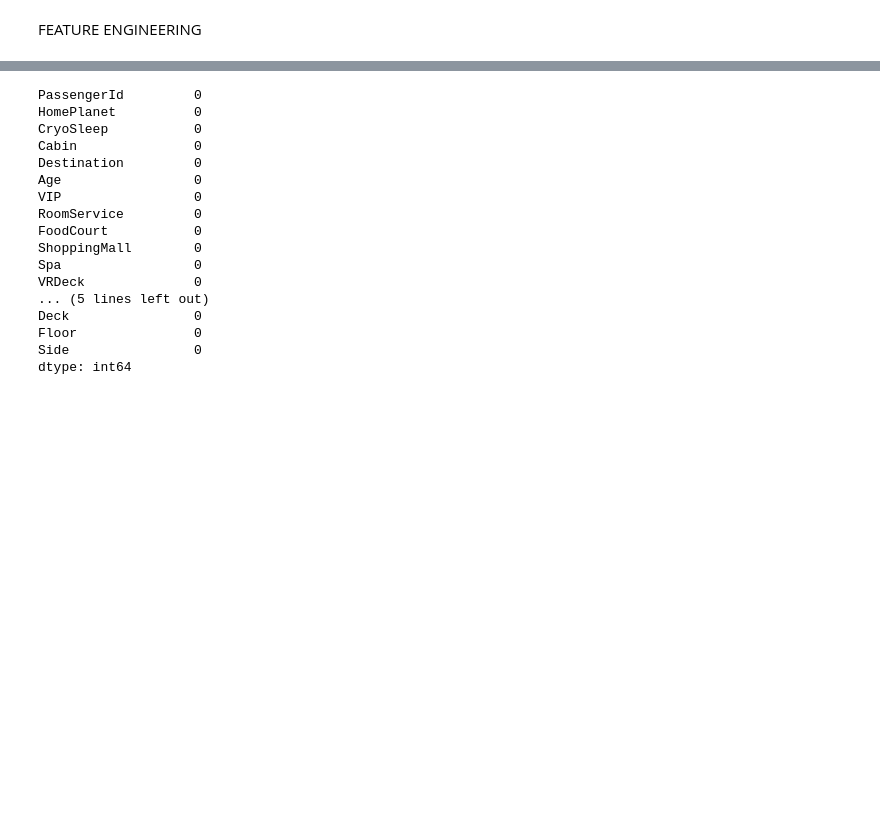
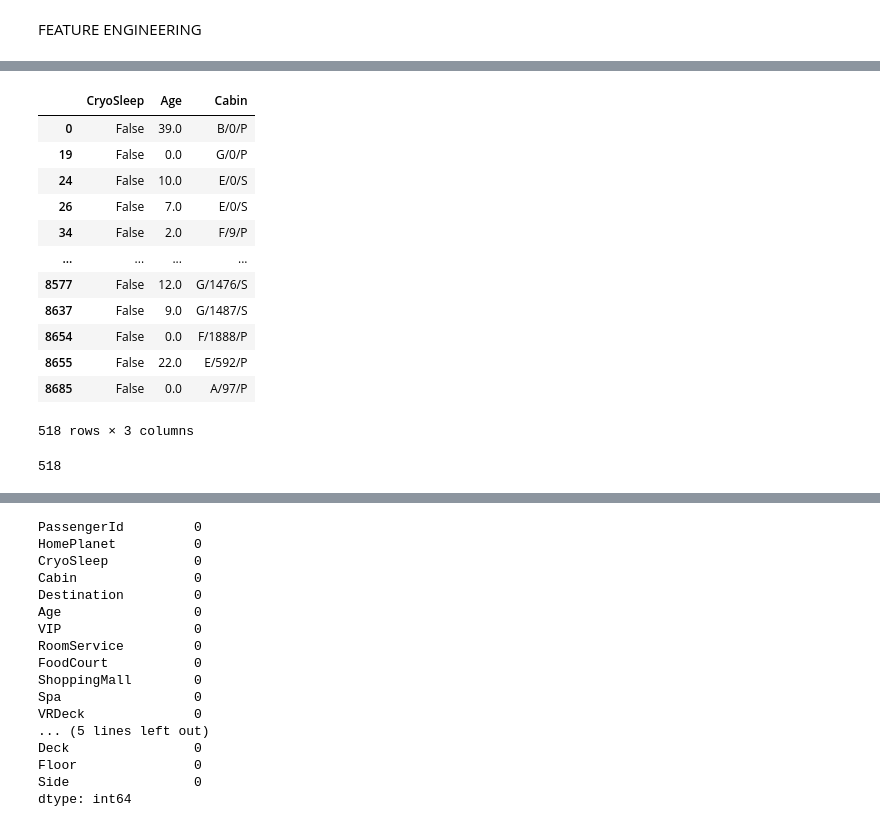
Before and after one commit to RMDS-GroupProject/spaceship_titanic, a Jupyter notebook: test.ipynb, the cells around one changed output, grey strips where cells are left out. Saved outputs shown, nothing was run; the diff lists cells and outputs as text; code cells hidden in the pictures; blank space fills up the shorter version.

```diff
--- a/test.ipynb
+++ b/test.ipynb
@@ -288,0 +298,20 @@ FEATURE ENGINEERING
+# %%
+data[(data['TotalExpenditure'] == 0) & (data['CryoSleep'] == False) ][['CryoSleep','Age', "Cabin"]]
+# %% [output]
+|  | CryoSleep | Age | Cabin |
+| 0 | False | 39.0 | B/0/P |
+| 19 | False | 0.0 | G/0/P |
+| 24 | False | 10.0 | E/0/S |
+| 26 | False | 7.0 | E/0/S |
+| 34 | False | 2.0 | F/9/P |
+| ... | ... | ... | ... |
+| 8577 | False | 12.0 | G/1476/S |
+| 8637 | False | 9.0 | G/1487/S |
+| 8654 | False | 0.0 | F/1888/P |
+| 8655 | False | 22.0 | E/592/P |
+| 8685 | False | 0.0 | A/97/P |
+518 rows × 3 columns
+# %%
+len(data[(data['TotalExpenditure'] == 0) & (data['CryoSleep'] == False) ][['CryoSleep','Age']])
+# %% [output]
+518
```
Also changed, not shown: parts of 23 cells of this notebook.
